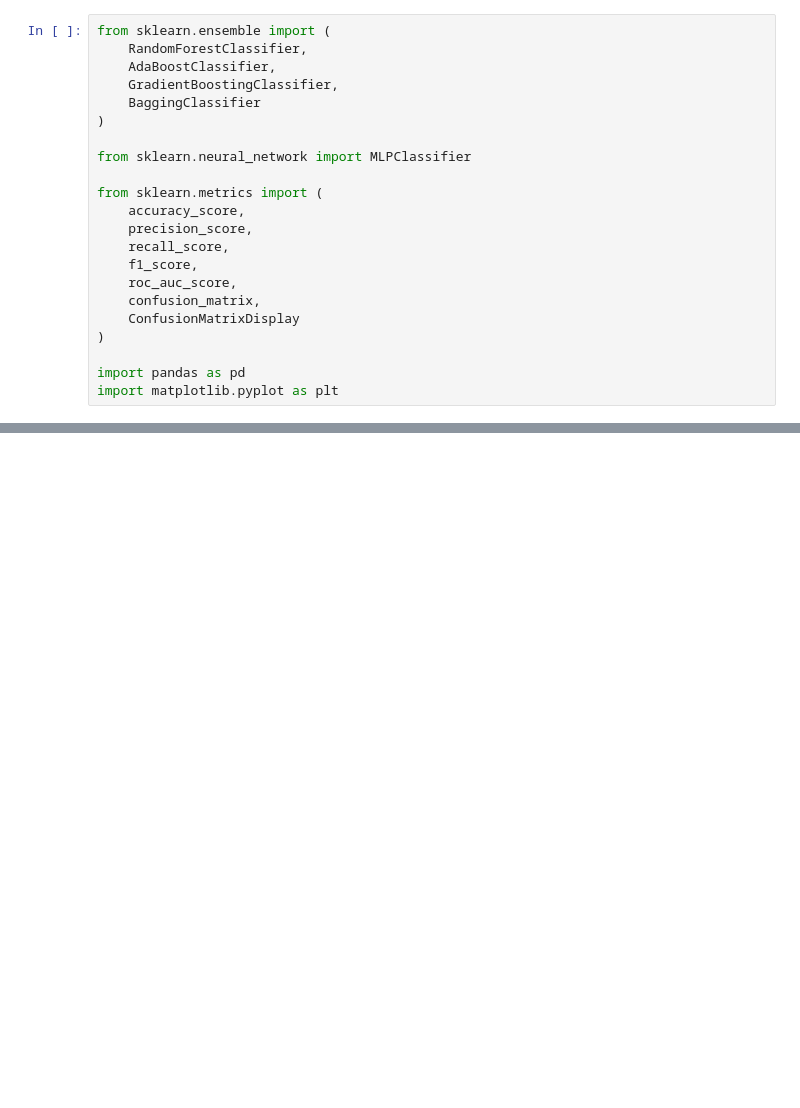
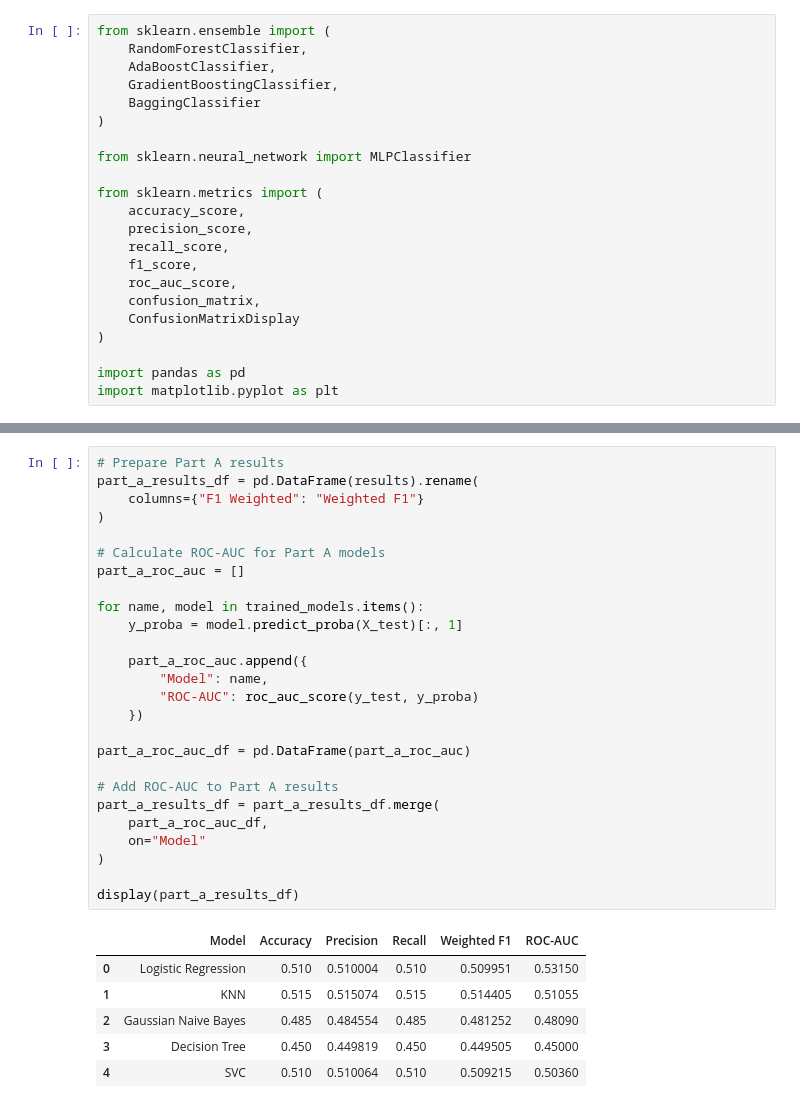
Before and after one commit to anantaaditya07/ML-Capstone, a Jupyter notebook: notebooks/Classification.ipynb, the cells around one changed output, grey strips where cells are left out. Drawn from its saved outputs; the diff is of its cells as text; blank space fills up the shorter version.

```diff
--- a/notebooks/Classification.ipynb
+++ b/notebooks/Classification.ipynb
@@ -529,0 +667,33 @@ import matplotlib.pyplot as plt
+# %%
+# Prepare Part A results
+part_a_results_df = pd.DataFrame(results).rename(
+    columns={"F1 Weighted": "Weighted F1"}
+)
+
+# Calculate ROC-AUC for Part A models
+part_a_roc_auc = []
+
+for name, model in trained_models.items():
+    y_proba = model.predict_proba(X_test)[:, 1]
+
+    part_a_roc_auc.append({
+        "Model": name,
+        "ROC-AUC": roc_auc_score(y_test, y_proba)
+    })
+
+part_a_roc_auc_df = pd.DataFrame(part_a_roc_auc)
+
+# Add ROC-AUC to Part A results
+part_a_results_df = part_a_results_df.merge(
+    part_a_roc_auc_df,
+    on="Model"
+)
+
+display(part_a_results_df)
+# %% [output]
+|  | Model | Accuracy | Precision | Recall | Weighted F1 | ROC-AUC |
+| 0 | Logistic Regression | 0.510 | 0.510004 | 0.510 | 0.509951 | 0.53150 |
+| 1 | KNN | 0.515 | 0.515074 | 0.515 | 0.514405 | 0.51055 |
+| 2 | Gaussian Naive Bayes | 0.485 | 0.484554 | 0.485 | 0.481252 | 0.48090 |
+| 3 | Decision Tree | 0.450 | 0.449819 | 0.450 | 0.449505 | 0.45000 |
+| 4 | SVC | 0.510 | 0.510064 | 0.510 | 0.509215 | 0.50360 |
```
Also changed, not shown: parts of 15 cells of this notebook.
